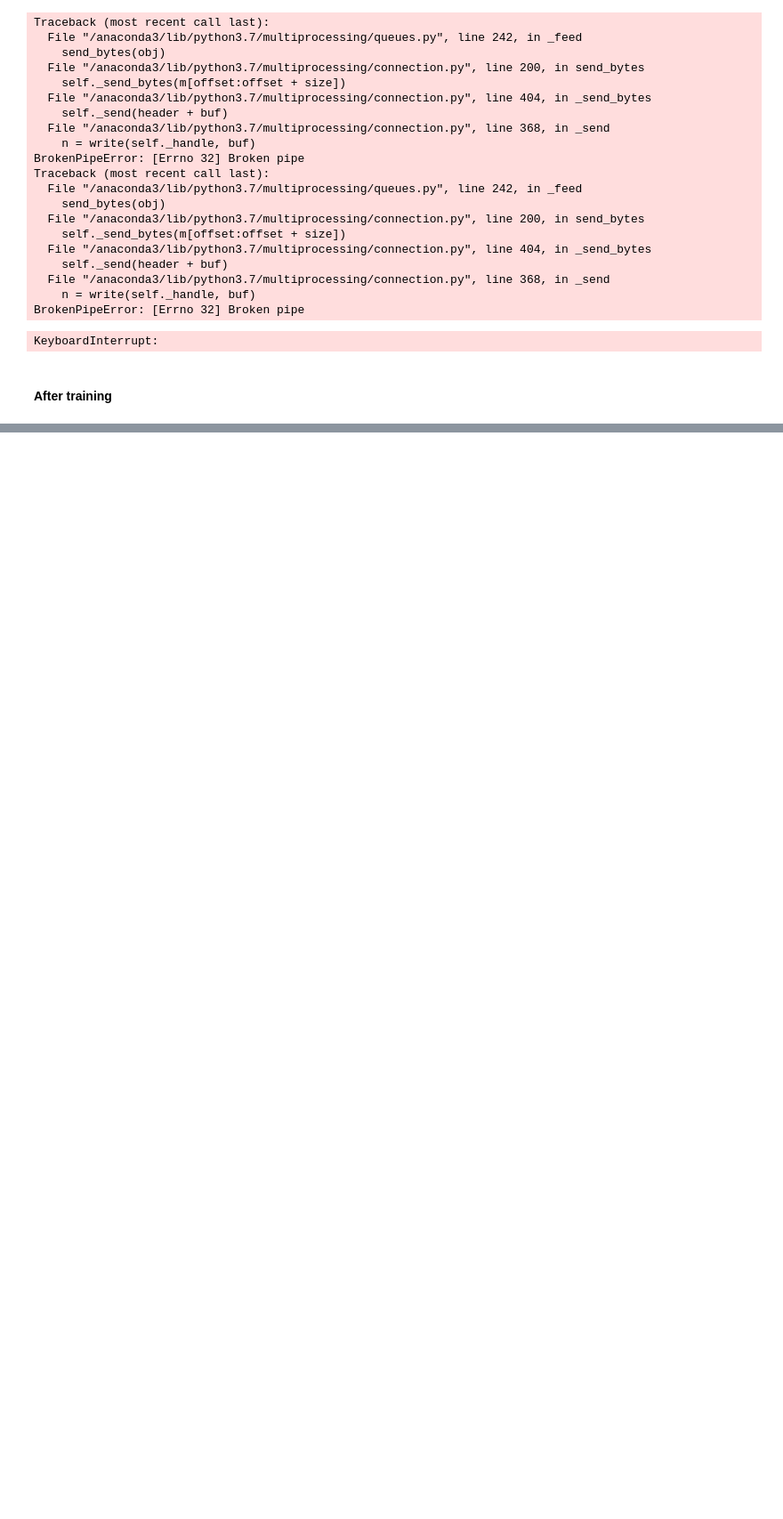
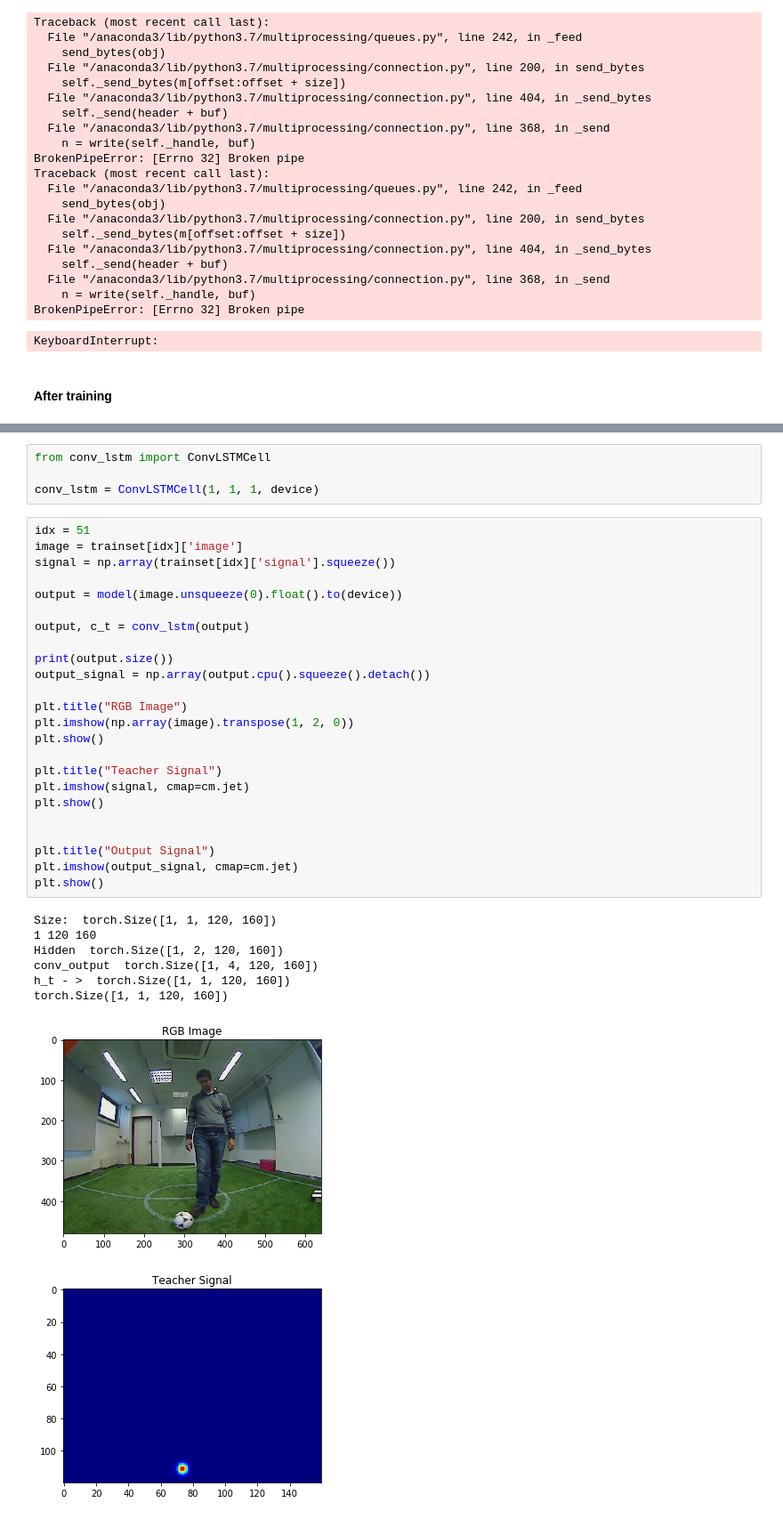
Before and after one commit to torayeff/RoboCupHumanoid, a Jupyter notebook: Sweaty1.ipynb, the cells around one changed output, grey strips where cells are left out. Shown at 89% size. Drawn from its saved outputs; the diff is of its cells as text; blank space fills up the shorter version.

```diff
--- a/Sweaty1.ipynb
+++ b/Sweaty1.ipynb
@@ -184,0 +186,37 @@ plt.show()
+# %%
+from conv_lstm import ConvLSTMCell
+
+conv_lstm = ConvLSTMCell(1, 1, 1, device)
+# %%
+idx = 51
+image = trainset[idx]['image']
+signal = np.array(trainset[idx]['signal'].squeeze())
+
+output = model(image.unsqueeze(0).float().to(device))
+
+output, c_t = conv_lstm(output)
+
+print(output.size())
+output_signal = np.array(output.cpu().squeeze().detach())
+
+plt.title("RGB Image")
+plt.imshow(np.array(image).transpose(1, 2, 0))
+plt.show()
+
+plt.title("Teacher Signal")
+plt.imshow(signal, cmap=cm.jet)
+plt.show()
+
+
+plt.title("Output Signal")
+plt.imshow(output_signal, cmap=cm.jet)
+plt.show()
+# %% [output]
+Size:  torch.Size([1, 1, 120, 160])
+1 120 160
+Hidden  torch.Size([1, 2, 120, 160])
+conv_output  torch.Size([1, 4, 120, 160])
+h_t - >  torch.Size([1, 1, 120, 160])
+torch.Size([1, 1, 120, 160])
+[figure, added]
+[figure, added]
```
Also changed, not shown: parts of 5 cells of this notebook, 6 other files.
